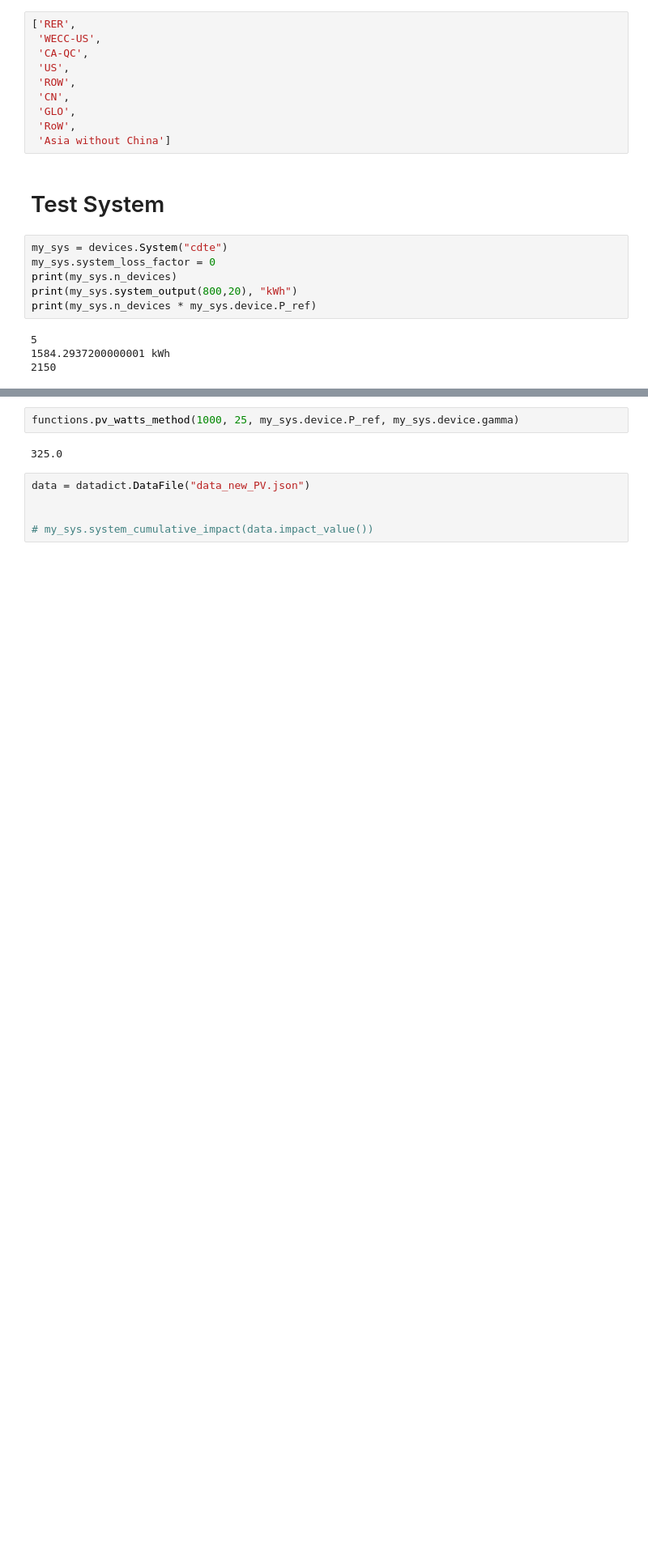
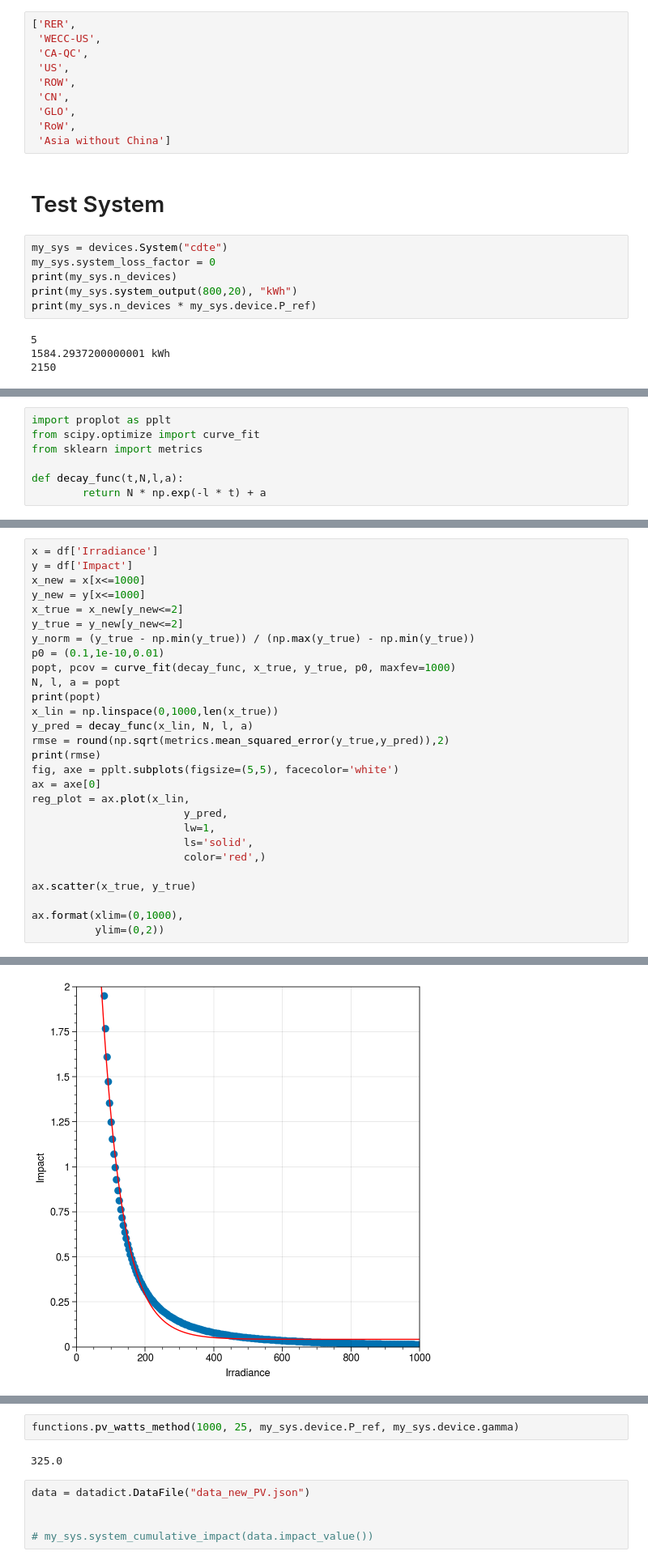
Before and after one commit to architecture-building-systems/parametric-bipv-app, a Jupyter notebook: notebooks/00_intake_data_dict.ipynb, the cells around one changed output, grey strips where cells are left out. Shown at 81% size. Saved outputs shown, nothing was run; the diff lists cells and outputs as text; blank space fills up the shorter version.

```diff
--- a/notebooks/00_intake_data_dict.ipynb
+++ b/notebooks/00_intake_data_dict.ipynb
@@ -266,0 +276,7 @@ all_data['monocrystalline']
+# %%
+import proplot as pplt
+from scipy.optimize import curve_fit
+from sklearn import metrics
+
+def decay_func(t,N,l,a):
+        return N * np.exp(-l * t) + a
@@ -266,0 +299,29 @@ all_data['monocrystalline']
+# %%
+x = df['Irradiance']
+y = df['Impact']
+x_new = x[x<=1000]
+y_new = y[x<=1000]
+x_true = x_new[y_new<=2]
+y_true = y_new[y_new<=2]
+y_norm = (y_true - np.min(y_true)) / (np.max(y_true) - np.min(y_true))
+p0 = (0.1,1e-10,0.01)
+popt, pcov = curve_fit(decay_func, x_true, y_true, p0, maxfev=1000)
+N, l, a = popt
+print(popt)
+x_lin = np.linspace(0,1000,len(x_true))
+y_pred = decay_func(x_lin, N, l, a)
+rmse = round(np.sqrt(metrics.mean_squared_error(y_true,y_pred)),2)
+print(rmse)
+fig, axe = pplt.subplots(figsize=(5,5), facecolor='white')
+ax = axe[0]
+reg_plot = ax.plot(x_lin,
+                        y_pred,
+                        lw=1,
+                        ls='solid',
+                        color='red',)
+
+ax.scatter(x_true, y_true)
+
+ax.format(xlim=(0,1000),
+          ylim=(0,2))
+# %% [output]
@@ -266,0 +330 @@ all_data['monocrystalline']
+[figure, added]
```
Also changed, not shown: parts of 5 cells of this notebook, 30 other files.
